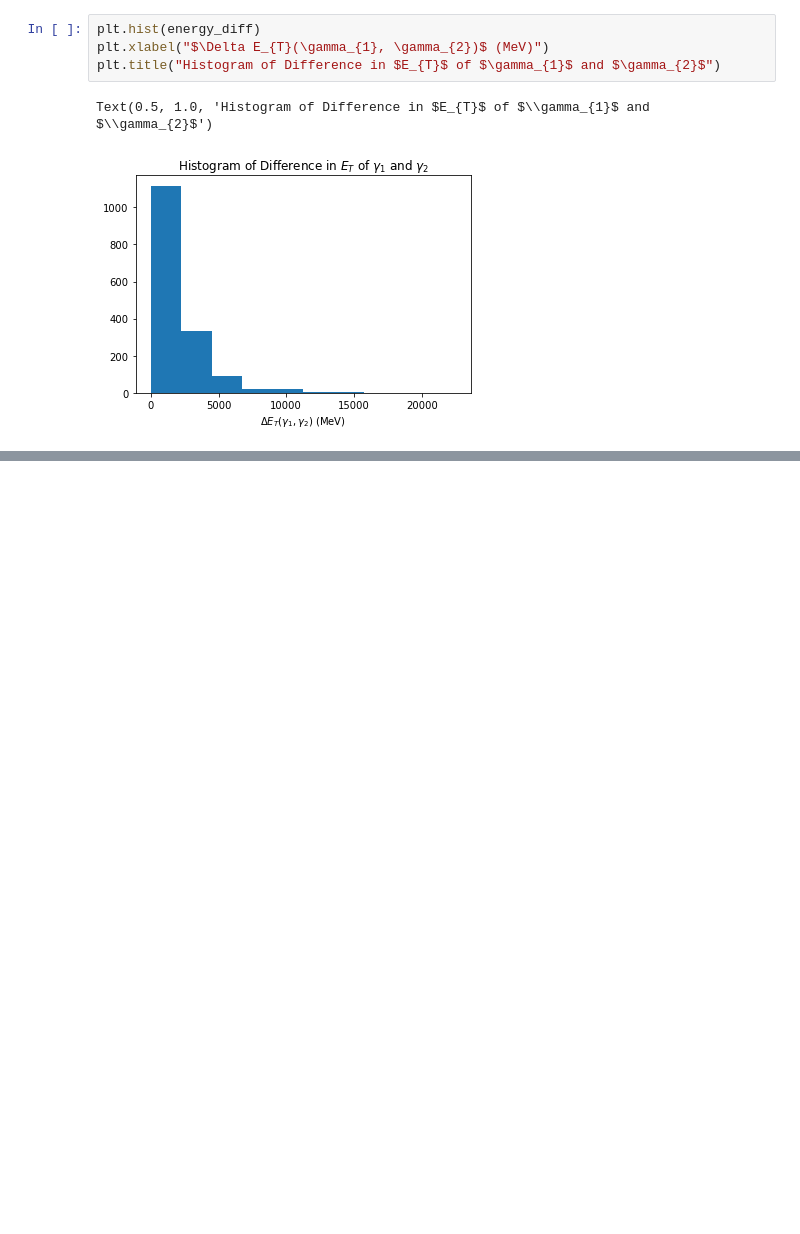
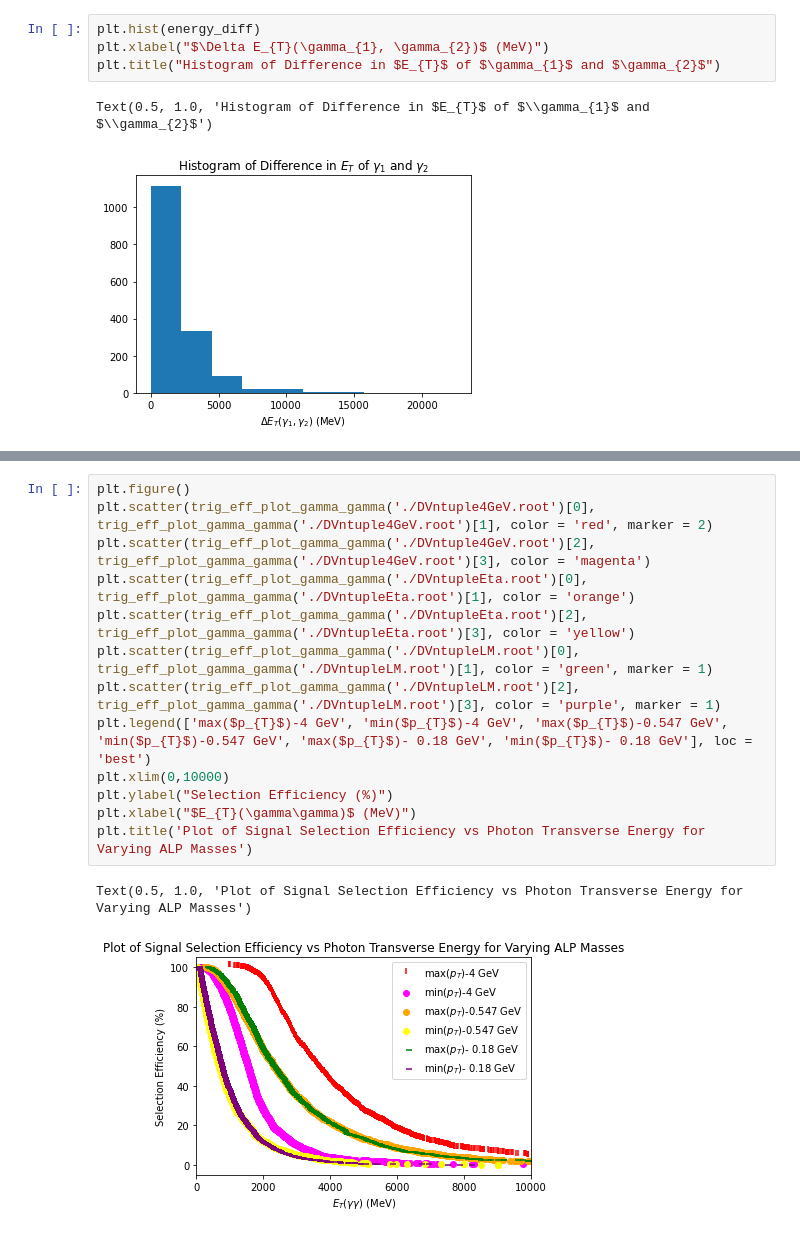
Before and after one commit to spemmaraju5/MSc-Physics-Monash-University, a Jupyter notebook: Research_Project/LHCb Starterkit/B_to_Kst_eta_eta_gamma_gamma/Signal Selection Efficiency Plots.ipynb, the cells around one changed output, grey strips where cells are left out. Drawn from its saved outputs; the diff is of its cells as text; blank space fills up the shorter version.

```diff
--- a/Research_Project/LHCb Starterkit/B_to_Kst_eta_eta_gamma_gamma/Signal Selection Efficiency Plots.ipynb
+++ b/Research_Project/LHCb Starterkit/B_to_Kst_eta_eta_gamma_gamma/Signal Selection Efficiency Plots.ipynb
@@ -163,0 +256,16 @@ Text(0.5, 1.0, 'Histogram of Difference in $E_{T}$ of $\\gamma_{1}$ and $\\gamma
+# %%
+plt.figure()
+plt.scatter(trig_eff_plot_gamma_gamma('./DVntuple4GeV.root')[0], trig_eff_plot_gamma_gamma('./DVntuple4GeV.root')[1], color = 'red', marker = 2)
+plt.scatter(trig_eff_plot_gamma_gamma('./DVntuple4GeV.root')[2], trig_eff_plot_gamma_gamma('./DVntuple4GeV.root')[3], color = 'magenta')
+plt.scatter(trig_eff_plot_gamma_gamma('./DVntupleEta.root')[0], trig_eff_plot_gamma_gamma('./DVntupleEta.root')[1], color = 'orange')
+plt.scatter(trig_eff_plot_gamma_gamma('./DVntupleEta.root')[2], trig_eff_plot_gamma_gamma('./DVntupleEta.root')[3], color = 'yellow')
+plt.scatter(trig_eff_plot_gamma_gamma('./DVntupleLM.root')[0], trig_eff_plot_gamma_gamma('./DVntupleLM.root')[1], color = 'green', marker = 1)
+plt.scatter(trig_eff_plot_gamma_gamma('./DVntupleLM.root')[2], trig_eff_plot_gamma_gamma('./DVntupleLM.root')[3], color = 'purple', marker = 1)
+plt.legend(['max($p_{T}$)-4 GeV', 'min($p_{T}$)-4 GeV', 'max($p_{T}$)-0.547 GeV', 'min($p_{T}$)-0.547 GeV', 'max($p_{T}$)- 0.18 GeV', 'min($p_{T}$)- 0.18 GeV'], loc = 'best')
+plt.xlim(0,10000)
+plt.ylabel("Selection Efficiency (%)")
+plt.xlabel("$E_{T}(\gamma\gamma)$ (MeV)")
+plt.title('Plot of Signal Selection Efficiency vs Photon Transverse Energy for Varying ALP Masses')
+# %% [output]
+Text(0.5, 1.0, 'Plot of Signal Selection Efficiency vs Photon Transverse Energy for Varying ALP Masses')
+[figure, added]
```
Also changed, not shown: parts of 4 cells of this notebook.
